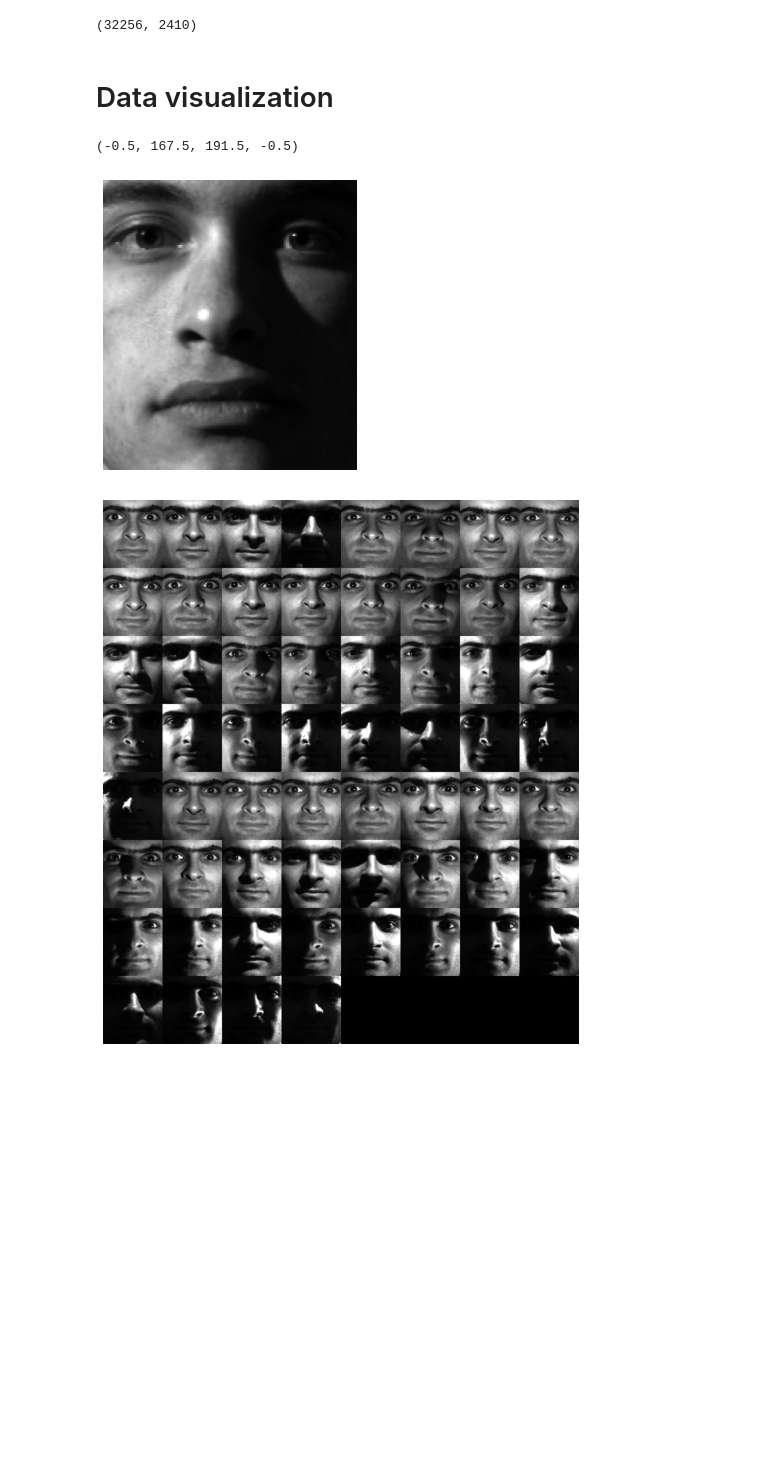
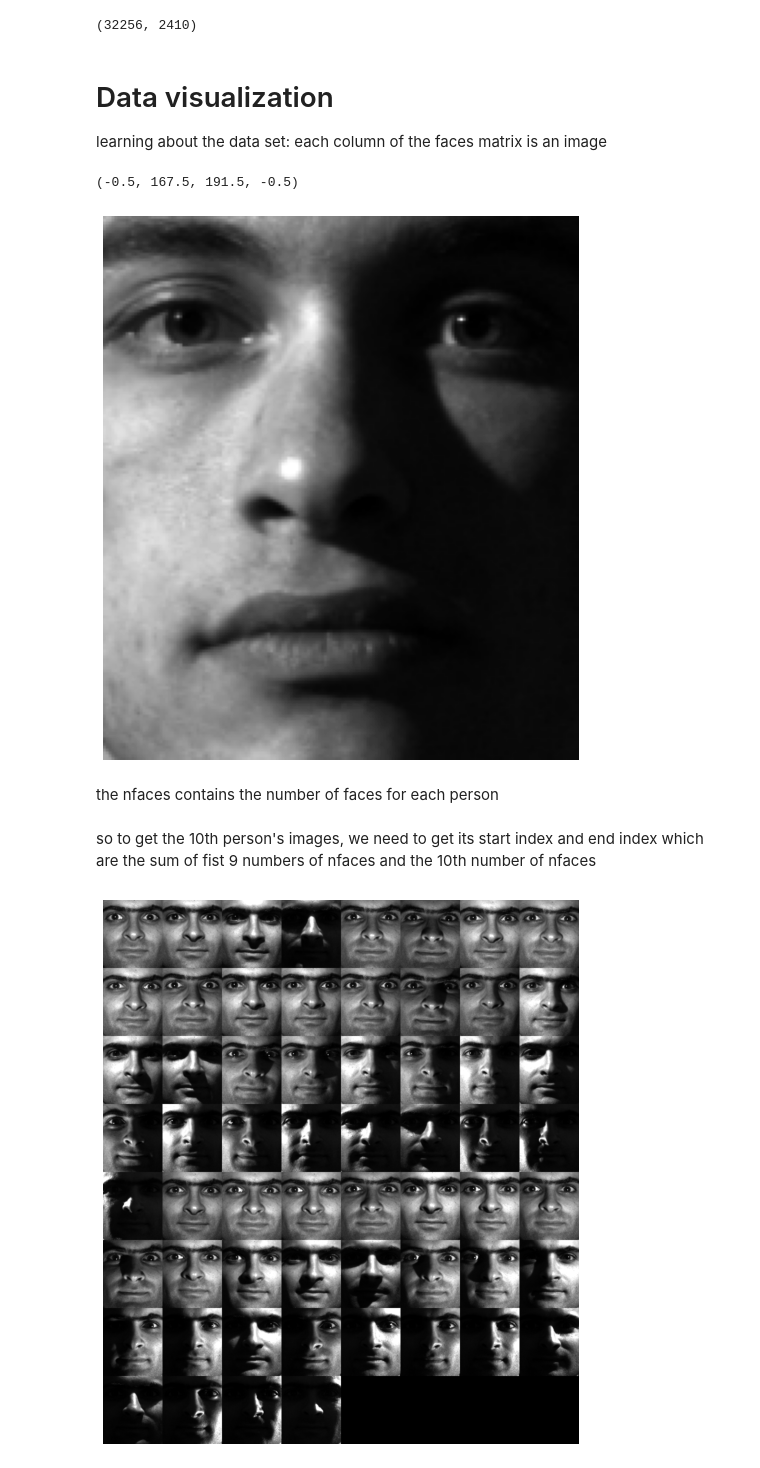
Before and after one commit to shahin1009/SVD, a Jupyter notebook: EigenfacesSVD.ipynb, the cells around one changed output. Cells and saved outputs as stored; diff of their text form; code cells hidden in the pictures; blank space fills up the shorter version.

```diff
--- a/EigenfacesSVD.ipynb
+++ b/EigenfacesSVD.ipynb
@@ -19,20 +19,27 @@ nfaces = np.ndarray.flatten(mat['nfaces']) # the number of columns corresponding
 faces.shape
 # %% [output]
 (32256, 2410)
-# %% [markdown]
-# Data visualization
+# %% [markdown]
+# Data visualization
+learning about the data set:
+each column of the faces matrix is an image
 # %%
 # Plotting one face
-a = np.reshape(faces[: , 1024],(m,n))  # 1024th face of 2410 faces
+a = np.reshape(faces[: , 1024],(m,n))  # getting the 1024th face from the allFaces.mat and reshaping it to a m by n matrix
 
 fig1 = plt.figure() # create a figure
-ax1 = fig1.add_subplot(121) # create a subplot
+ax1 = fig1.add_subplot(111) # create a subplot
 img_avg = ax1.imshow(a.T) # plot the rotated image
 img_avg.set_cmap('gray') # set the color map
 plt.axis('off') # turn off the axis
+plt.show() # show the figure
 # %% [output]
 (-0.5, 167.5, 191.5, -0.5)
-[figure, old version]
+[figure, new version]
+# %% [markdown]
+the nfaces contains the number of faces for each person
+# %% [markdown]
+ so to get the 10th person's images, we need to get its start index and end index which are the sum of fist 9 numbers of nfaces and the 10th number of nfaces
 # %%
 # plotting all faces of the same person
 p = 10 # the person's number in the sequence
```
Also changed, not shown: parts of 5 cells of this notebook, 1 other file.
